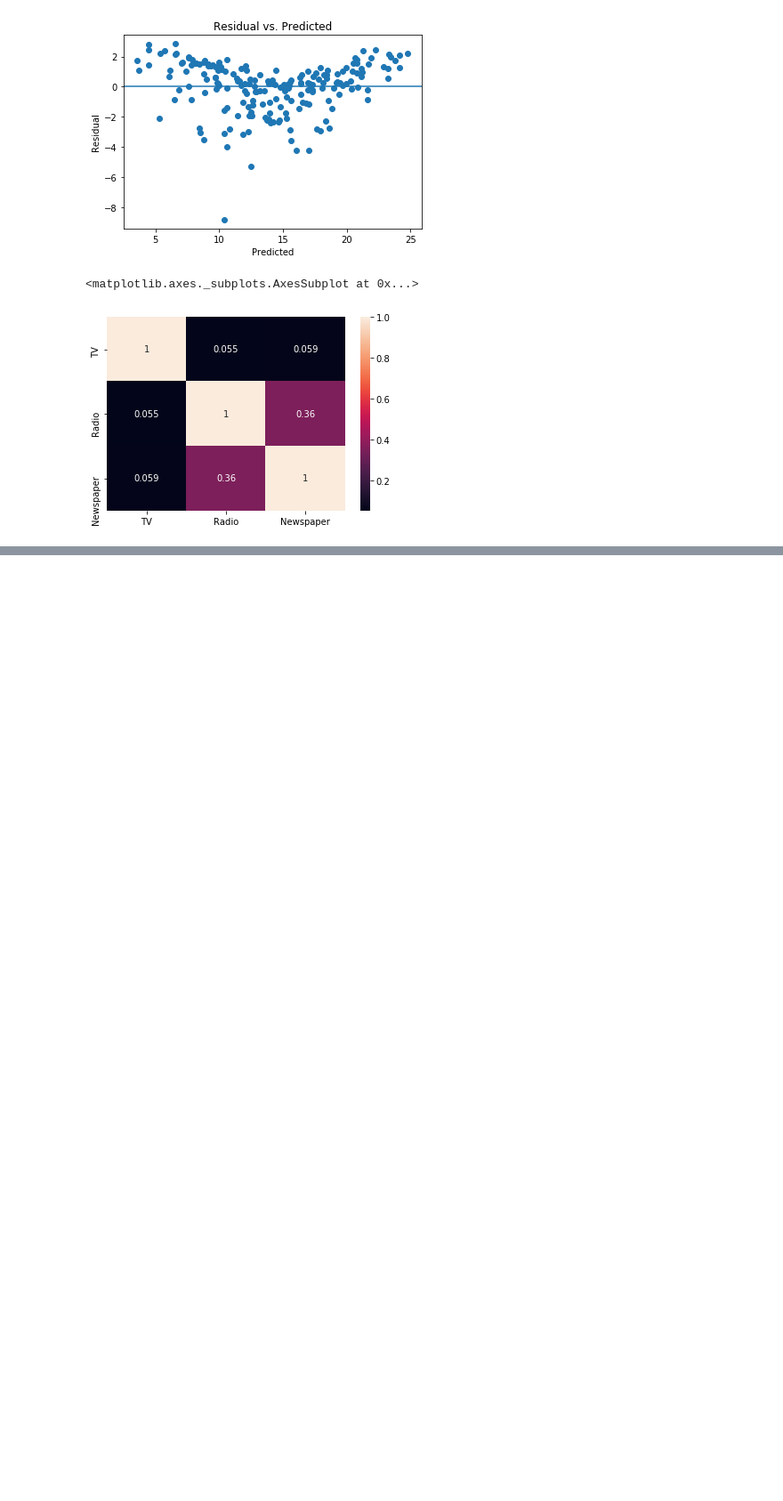
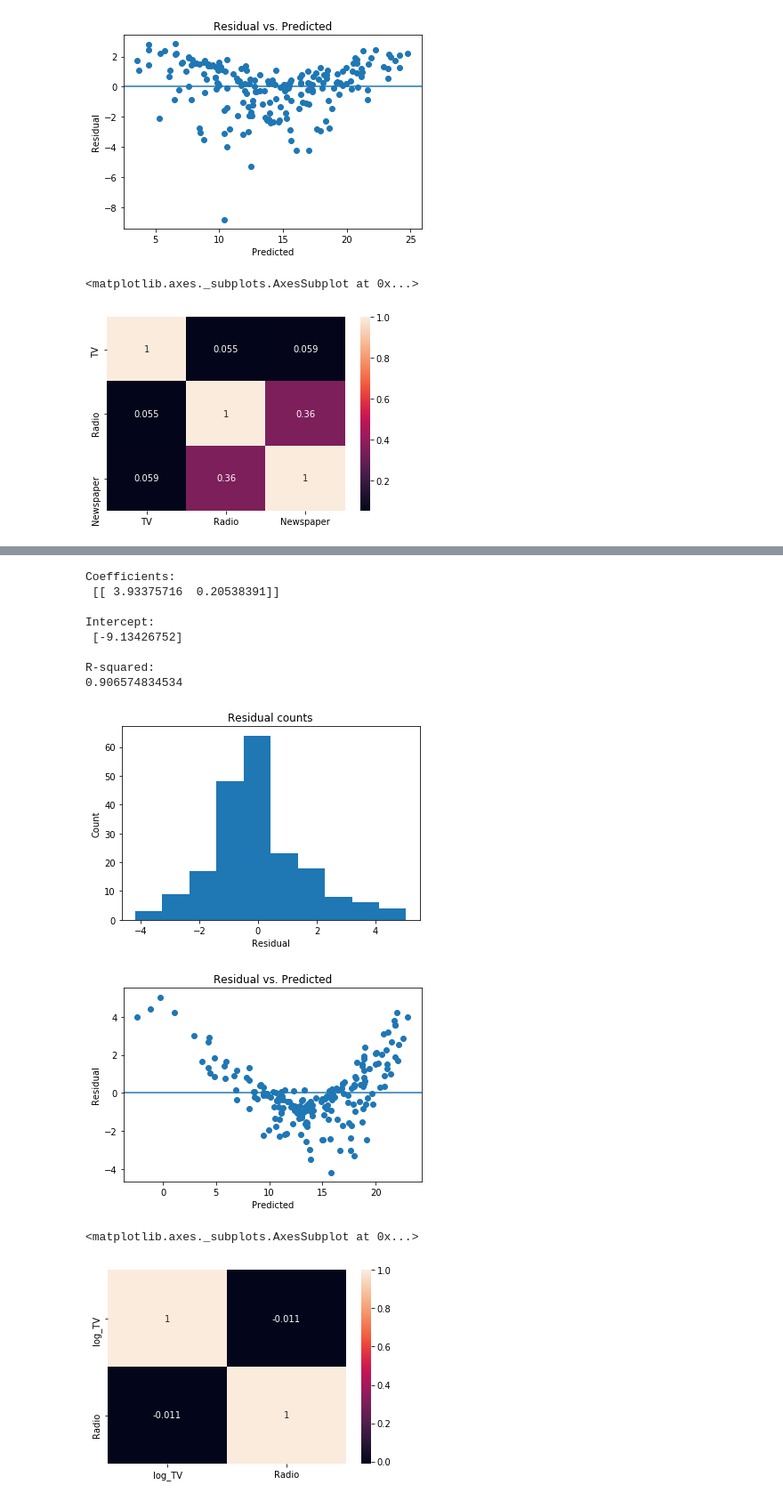
Before and after one commit to prasantidas/Thinkful_Data_Science, a Jupyter notebook: 2_4_3.ipynb, the cells around one changed output, grey strips where cells are left out. Shown: that part at 89% size. Drawn from its saved outputs; the diff is of its cells as text; code cells hidden in the pictures; blank space fills up the shorter version.

```diff
--- a/2_4_3.ipynb
+++ b/2_4_3.ipynb
@@ -195,0 +283,48 @@ R-squared:
+# %%
+advertise['log_TV'] = np.log(advertise.TV)
+# %%
+regr = linear_model.LinearRegression()
+Y = advertise['Sales'].values.reshape(-1, 1)
+X = advertise[['log_TV','Radio']]
+regr.fit(X, Y)
+
+print('\nCoefficients: \n', regr.coef_)
+print('\nIntercept: \n', regr.intercept_)
+print('\nR-squared:')
+print(regr.score(X, Y))
+
+
+predicted = regr.predict(X).ravel()
+actual = advertise['Sales']
+# Calculate the error, also called the residual.
+residual = actual - predicted
+
+
+plt.hist(residual)
+plt.title('Residual counts')
+plt.xlabel('Residual')
+plt.ylabel('Count')
+plt.show()
+
+plt.scatter(predicted, residual)
+plt.xlabel('Predicted')
+plt.ylabel('Residual')
+plt.axhline(y=0)
+plt.title('Residual vs. Predicted')
+plt.show()
+
+correlation_matrix = X.corr()
+sns.heatmap(correlation_matrix, annot=True)
+# %% [output]
+Coefficients:
+ [[ 3.93375716  0.20538391]]
+
+Intercept:
+ [-9.13426752]
+
+R-squared:
+0.906574834534
+[figure, added]
+[figure, added]
+<matplotlib.axes._subplots.AxesSubplot at 0x...>
+[figure, added]
```
Also changed, not shown: parts of 20 cells of this notebook, 4 other files.
